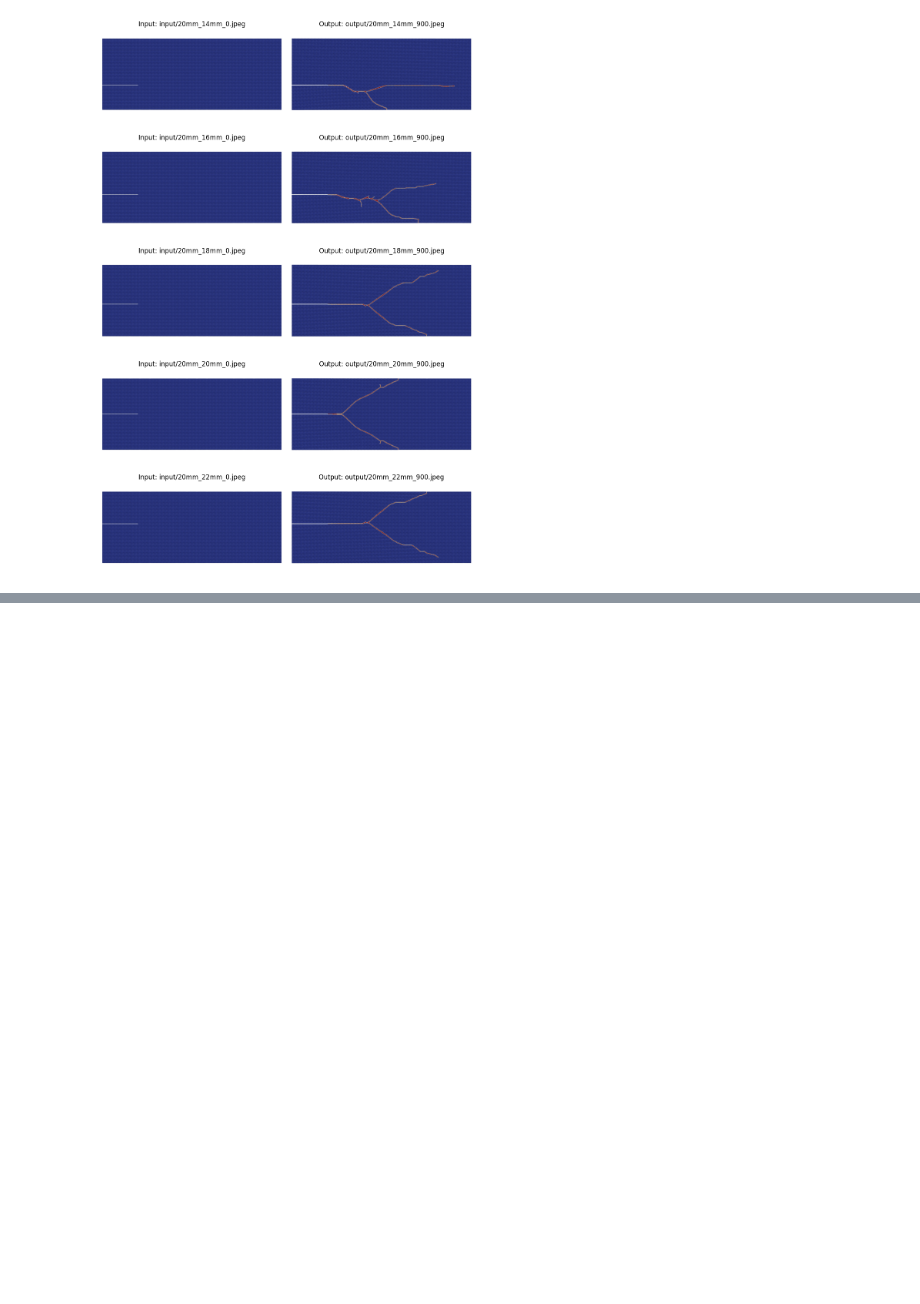
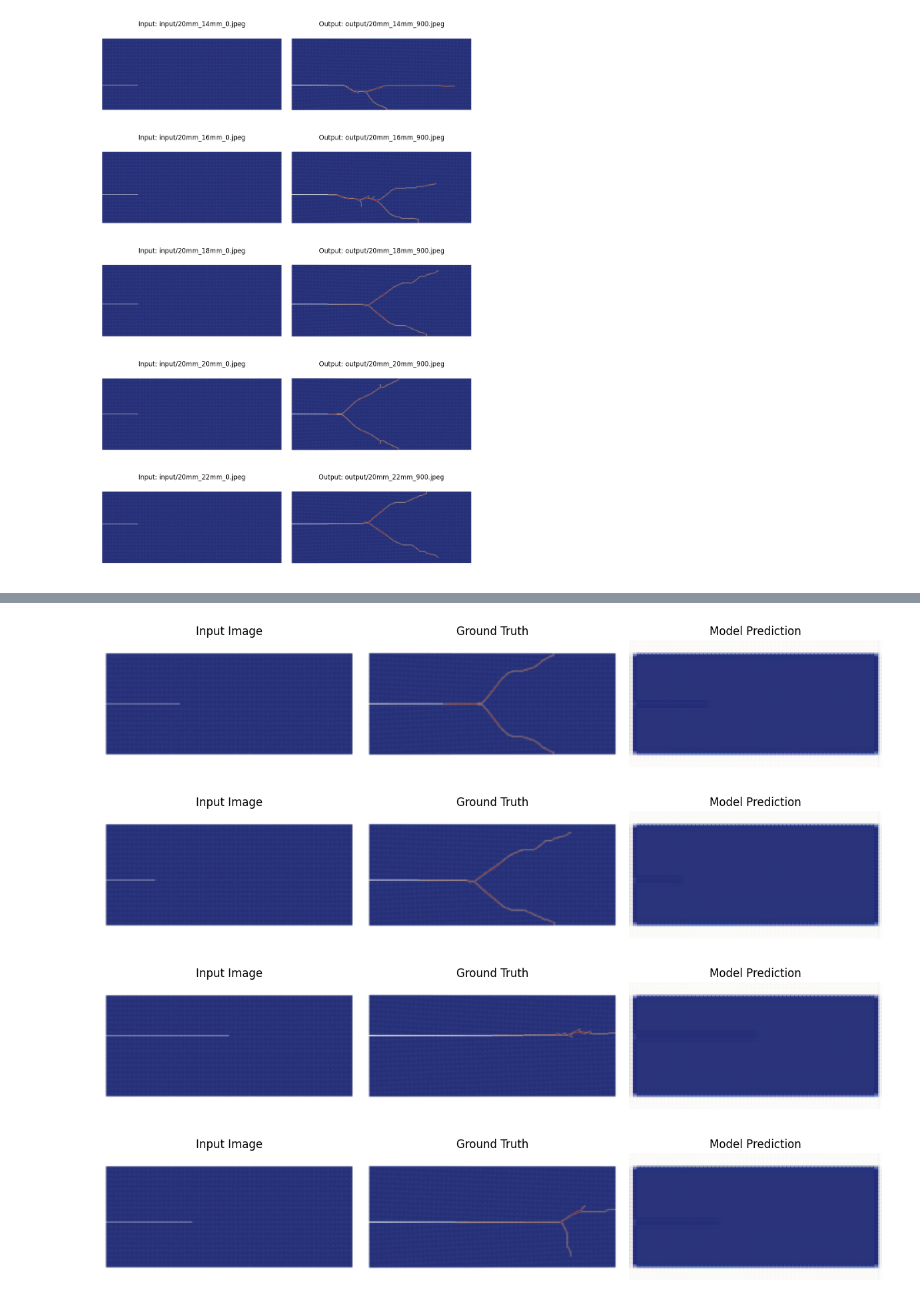
Before and after one commit to Toni0704/ML-in-Mechanics-Project, a Jupyter notebook: Desktop/405 project/code.ipynb, the cells around one changed output, grey strips where cells are left out. Cells and saved outputs as stored; diff of their text form; code cells hidden in the pictures; blank space fills up the shorter version.

Commit message:
First Model

```diff
--- a/Desktop/405 project/code.ipynb
+++ b/Desktop/405 project/code.ipynb
@@ -59,0 +123,17 @@ plt.show()
+# %%
+class SimpleUNet(nn.Module):
+    def __init__(self):
+        super(SimpleUNet, self).__init__()
+        self.encoder = nn.Sequential(
+            nn.Conv2d(3, 16, 3, padding=1), nn.ReLU(), nn.MaxPool2d(2),
+            nn.Conv2d(16, 32, 3, padding=1), nn.ReLU(), nn.MaxPool2d(2),
+        )
+        self.decoder = nn.Sequential(
+            nn.ConvTranspose2d(32, 16, 2, stride=2), nn.ReLU(),
+            nn.ConvTranspose2d(16, 3, 2, stride=2), nn.Sigmoid()
+        )
+
+    def forward(self, x):
+        x = self.encoder(x)
+        x = self.decoder(x)
+        return x
@@ -59,0 +190,37 @@ plt.show()
+# %%
+model.eval()  # Set to evaluation mode (important for things like dropout, batchnorm)
+
+# Take a few samples from validation/test set
+inputs, targets = next(iter(loader))  # Just take one batch
+with torch.no_grad():
+    preds = model(inputs)
+
+# Convert tensors to NumPy images
+def to_img(tensor):
+    return tensor.permute(1, 2, 0).cpu().numpy()
+
+for i in range(min(4, inputs.shape[0])):
+    plt.figure(figsize=(12, 4))
+
+    plt.subplot(1, 3, 1)
+    plt.imshow(to_img(inputs[i]))
+    plt.title("Input Image")
+    plt.axis("off")
+
+    plt.subplot(1, 3, 2)
+    plt.imshow(to_img(targets[i]))
+    plt.title("Ground Truth")
+    plt.axis("off")
+
+    plt.subplot(1, 3, 3)
+    plt.imshow(to_img(preds[i]))
+    plt.title("Model Prediction")
+    plt.axis("off")
+
+    plt.tight_layout()
+    plt.show()
+# %% [output]
+[figure, added]
+[figure, added]
+[figure, added]
+[figure, added]
```
Also changed, not shown: parts of 5 cells of this notebook.
